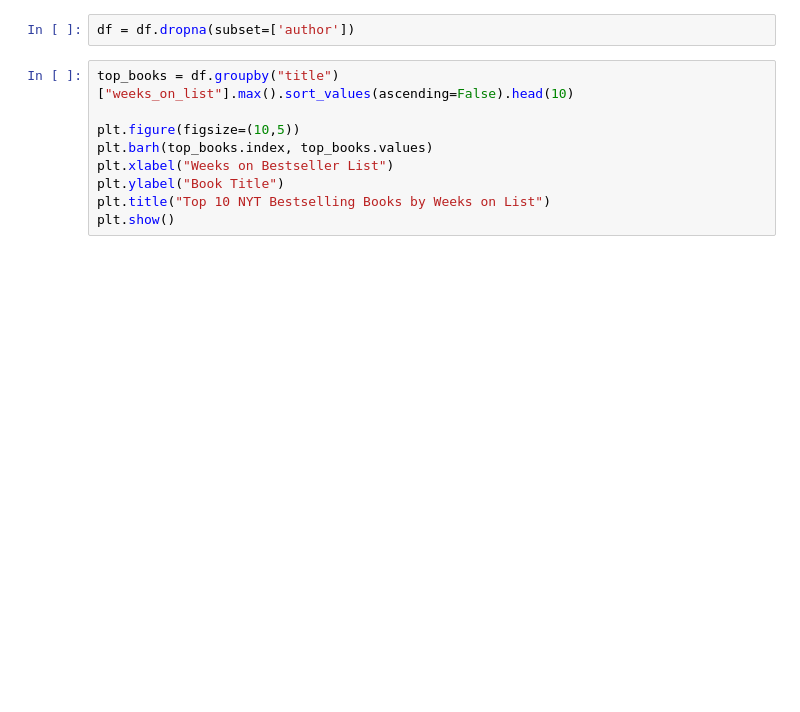
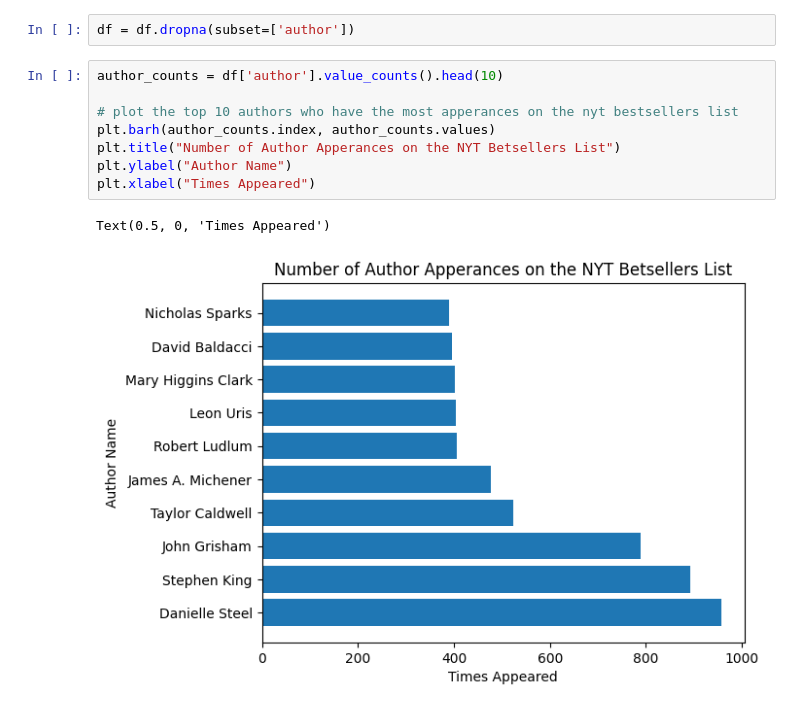
Before and after one commit to mnguyen175/DRSP-2026-Maryan-Nguyen-, a Jupyter notebook: DRSP_Final_Project_2026_Maryan_Nguyen.ipynb, the cells around one changed output. Drawn from its saved outputs; the diff is of its cells as text; blank space fills up the shorter version.

```diff
--- a/DRSP_Final_Project_2026_Maryan_Nguyen.ipynb
+++ b/DRSP_Final_Project_2026_Maryan_Nguyen.ipynb
@@ -64,12 +107,14 @@ df.duplicated().sum()
 np.int64(0)
 # %%
 df = df.dropna(subset=['author'])
-# %%
-top_books = df.groupby("title")["weeks_on_list"].max().sort_values(ascending=False).head(10)
-
-plt.figure(figsize=(10,5))
-plt.barh(top_books.index, top_books.values)
-plt.xlabel("Weeks on Bestseller List")
-plt.ylabel("Book Title")
-plt.title("Top 10 NYT Bestselling Books by Weeks on List")
-plt.show()
+# %%
+author_counts = df['author'].value_counts().head(10)
+
+# plot the top 10 authors who have the most apperances on the nyt bestsellers list
+plt.barh(author_counts.index, author_counts.values)
+plt.title("Number of Author Apperances on the NYT Betsellers List")
+plt.ylabel("Author Name")
+plt.xlabel("Times Appeared")
+# %% [output]
+Text(0.5, 0, 'Times Appeared')
+[figure, added]
```
Also changed, not shown: parts of 5 cells of this notebook.
